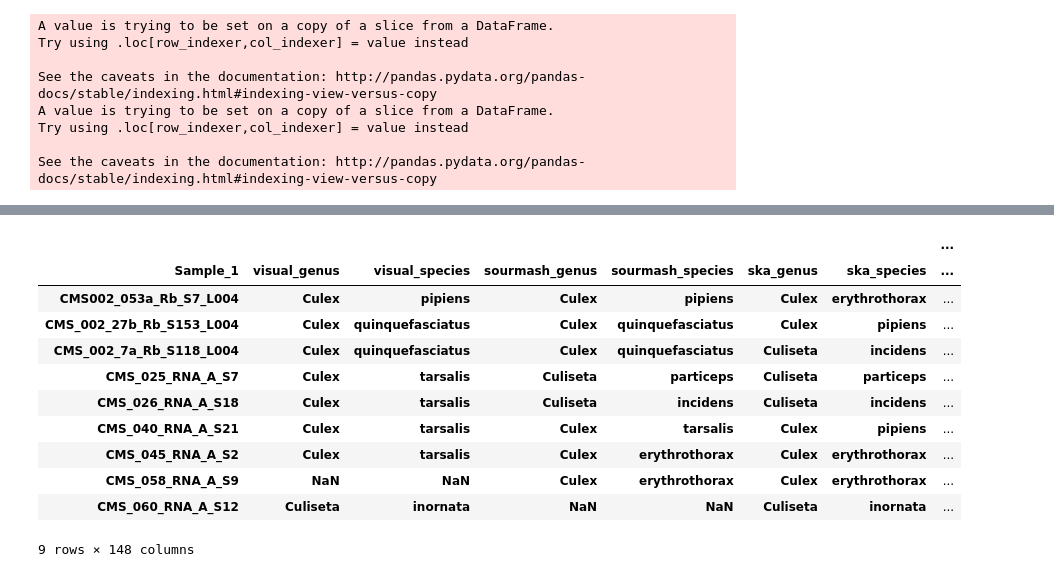
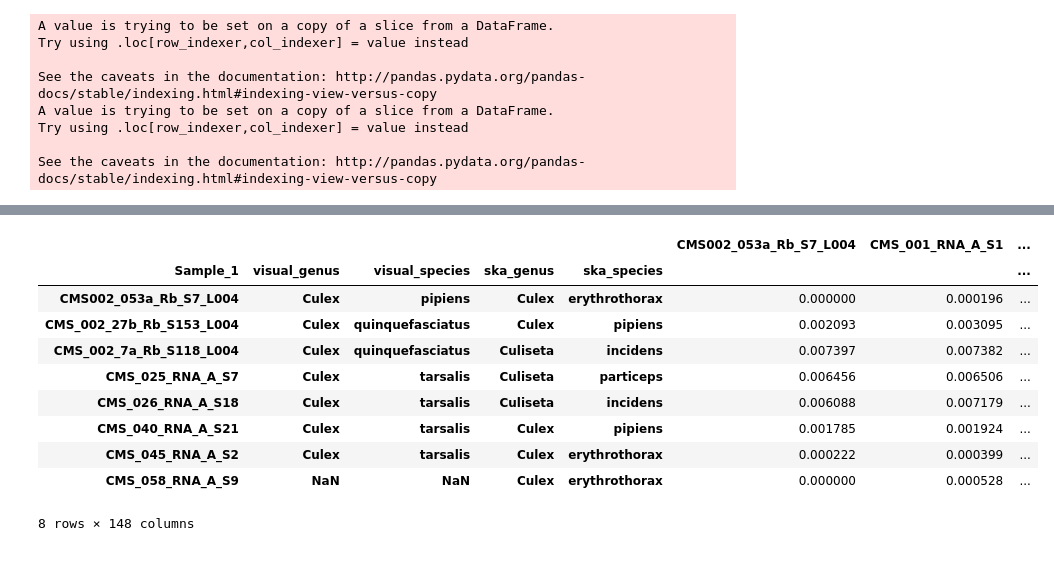
Before and after one commit to czbiohub-sf/california-mosquito-study, a Jupyter notebook: species_correction/visualization.ipynb, the cells around one changed output, grey strips where cells are left out. Cells and saved outputs as stored; diff of their text form; code cells hidden in the pictures.

```diff
--- a/species_correction/visualization.ipynb
+++ b/species_correction/visualization.ipynb
@@ -451 +507,17 @@ final_pivot_w_labels.query(
 [figure]
+# %%
+# %%pycodestyle
+
+c, leg, final_pivot_w_labels = wrap_clustermap_and_mismatches(
+    t_raw,
+    species_id,
+    '_ksize_15',
+    k=10,
+    figsize=(60, 60),
+    values="SNP_distance",
+    diagonal=0
+)
+
+final_pivot_w_labels.query(
+    'visual_species != ska_species'
+)
@@ -454,34 +556,39 @@ c.savefig("clustermap_species_assignment_clustermap.png", bbox_inches='tight')
 # %%
+# %%pycodestyle
+
 final_table = final_pivot_w_labels.reset_index()[
-    ["Sample_1", "visual_genus", "visual_species", "ska_genus", "ska_species"]
+    [
+        "Sample_1",
+        "visual_genus",
+        "visual_species",
+        "ska_genus",
+        "ska_species"
+    ]
 ].rename(
     columns={
         "Sample_1": "Sample Name",
         "visual_species": "Visual Species",
         "visual_genus": "Visual Genus",
         "ska_genus": "Corrected Genus",
         "ska_species": "Corrected Species"
     }
 )
 
 final_table.to_csv("visual_vs_corrected_species.csv", index=False)
 
 final_pivot_w_labels.query(
-    'visual_species != sourmash_species | ' +
-    'visual_species != ska_species | ' +
-    'sourmash_species != ska_species'
+    'visual_species != ska_species'
 )
 # %% [output]
-|  |  |  |  |  |  |  | ... |
-| Sample_1 | visual_genus | visual_species | sourmash_genus | sourmash_species | ska_genus | ska_species | ... |
-| CMS002_053a_Rb_S7_L004 | Culex | pipiens | Culex | pipiens | Culex | erythrothorax | ... |
-| CMS_002_27b_Rb_S153_L004 | Culex | quinquefasciatus | Culex | quinquefasciatus | Culex | pipiens | ... |
-| CMS_002_7a_Rb_S118_L004 | Culex | quinquefasciatus | Culex | quinquefasciatus | Culiseta | incidens | ... |
-| CMS_025_RNA_A_S7 | Culex | tarsalis | Culiseta | particeps | Culiseta | particeps | ... |
-| CMS_026_RNA_A_S18 | Culex | tarsalis | Culiseta | incidens | Culiseta | incidens | ... |
-| CMS_040_RNA_A_S21 | Culex | tarsalis | Culex | tarsalis | Culex | pipiens | ... |
-| CMS_045_RNA_A_S2 | Culex | tarsalis | Culex | erythrothorax | Culex | erythrothorax | ... |
-| CMS_058_RNA_A_S9 | NaN | NaN | Culex | erythrothorax | Culex | erythrothorax | ... |
-| CMS_060_RNA_A_S12 | Culiseta | inornata | NaN | NaN | Culiseta | inornata | ... |
+|  |  |  |  |  | CMS002_053a_Rb_S7_L004 | CMS_001_RNA_A_S1 | ... |
+| Sample_1 | visual_genus | visual_species | ska_genus | ska_species |  |  | ... |
+| CMS002_053a_Rb_S7_L004 | Culex | pipiens | Culex | erythrothorax | 0.000000 | 0.000196 | ... |
+| CMS_002_27b_Rb_S153_L004 | Culex | quinquefasciatus | Culex | pipiens | 0.002093 | 0.003095 | ... |
+| CMS_002_7a_Rb_S118_L004 | Culex | quinquefasciatus | Culiseta | incidens | 0.007397 | 0.007382 | ... |
+| CMS_025_RNA_A_S7 | Culex | tarsalis | Culiseta | particeps | 0.006456 | 0.006506 | ... |
+| CMS_026_RNA_A_S18 | Culex | tarsalis | Culiseta | incidens | 0.006088 | 0.007179 | ... |
+| CMS_040_RNA_A_S21 | Culex | tarsalis | Culex | pipiens | 0.001785 | 0.001924 | ... |
+| CMS_045_RNA_A_S2 | Culex | tarsalis | Culex | erythrothorax | 0.000222 | 0.000399 | ... |
+| CMS_058_RNA_A_S9 | NaN | NaN | Culex | erythrothorax | 0.000000 | 0.000528 | ... |
-9 rows × 148 columns
+8 rows × 148 columns
 # %%
```
Also changed, not shown: parts of 11 cells of this notebook.
